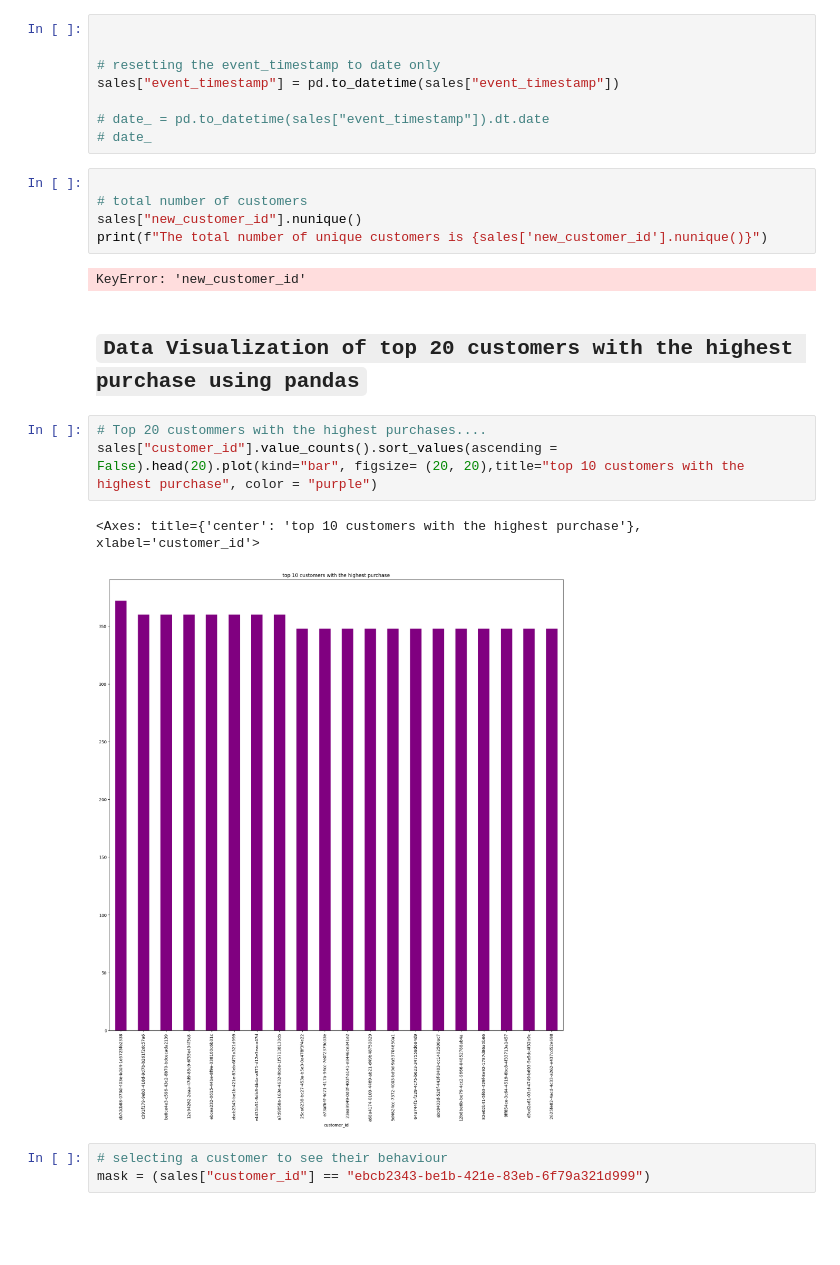
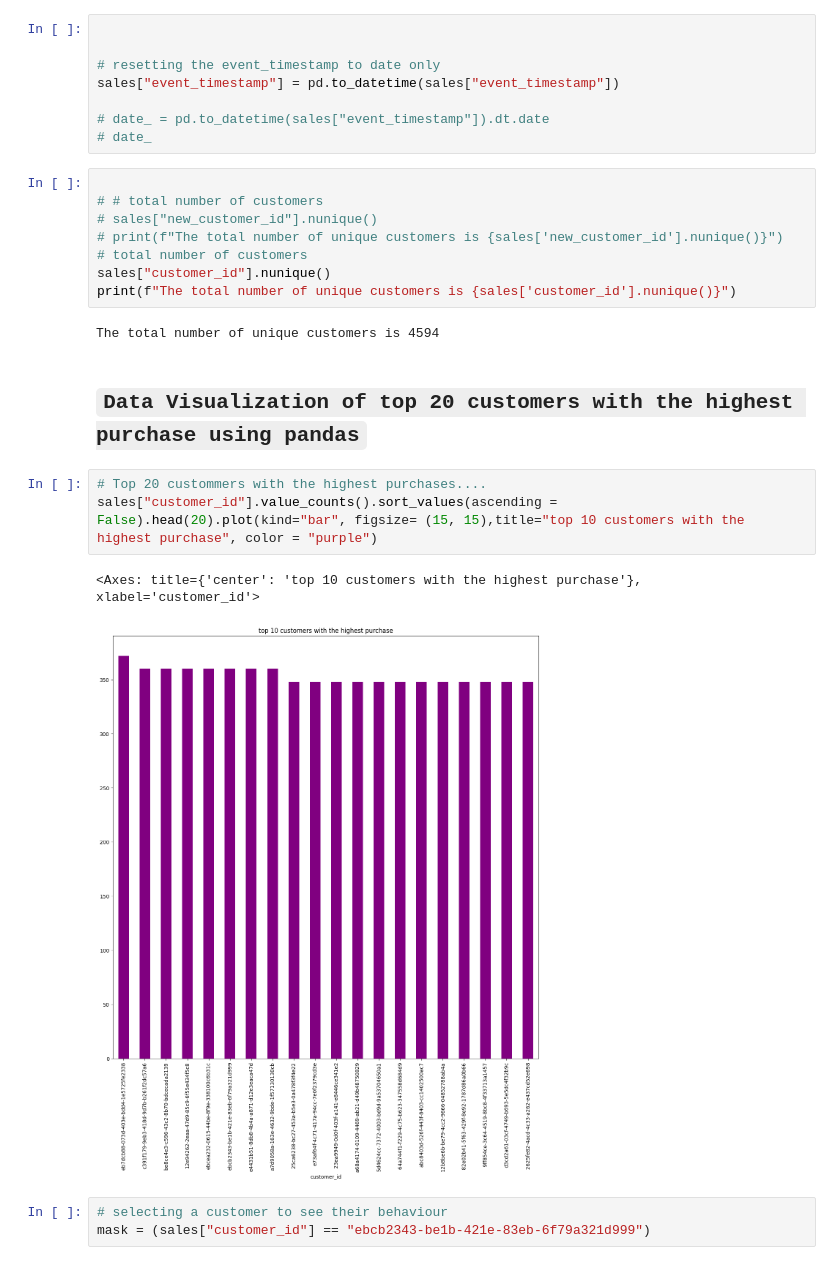
Before and after one commit to DuoDduo/AI-fellowship-module-2, a Jupyter notebook: Tasks/Task15/task_15.ipynb, the cells around one changed output. Saved outputs shown, nothing was run; the diff lists cells and outputs as text; blank space fills up the shorter version.

```diff
--- a/Tasks/Task15/task_15.ipynb
+++ b/Tasks/Task15/task_15.ipynb
@@ -403,19 +403,22 @@ sales["event_timestamp"] = pd.to_datetime(sales["event_timestamp"])
 # date_
 # %%
 
+# # total number of customers
+# sales["new_customer_id"].nunique()
+# print(f"The total number of unique customers is {sales['new_customer_id'].nunique()}")
 # total number of customers
-sales["new_customer_id"].nunique()
-print(f"The total number of unique customers is {sales['new_customer_id'].nunique()}")
+sales["customer_id"].nunique()
+print(f"The total number of unique customers is {sales['customer_id'].nunique()}")
 # %% [output]
-KeyError: 'new_customer_id'
+The total number of unique customers is 4594
 # %% [markdown]
 ## `Data Visualization of top 20 customers with the highest purchase using pandas`
 # %%
 # Top 20 custommers with the highest purchases....
-sales["customer_id"].value_counts().sort_values(ascending = False).head(20).plot(kind="bar", figsize= (20, 20),title="top 10 customers with the highest purchase", color = "purple")
+sales["customer_id"].value_counts().sort_values(ascending = False).head(20).plot(kind="bar", figsize= (15, 15),title="top 10 customers with the highest purchase", color = "purple")
 # %% [output]
 <Axes: title={'center': 'top 10 customers with the highest purchase'}, xlabel='customer_id'>
-[figure, old version]
+[figure, new version]
 # %%
 # selecting a customer to see their behaviour
 mask = (sales["customer_id"] == "ebcb2343-be1b-421e-83eb-6f79a321d999")
```
Also changed, not shown: parts of 2 cells of this notebook.
